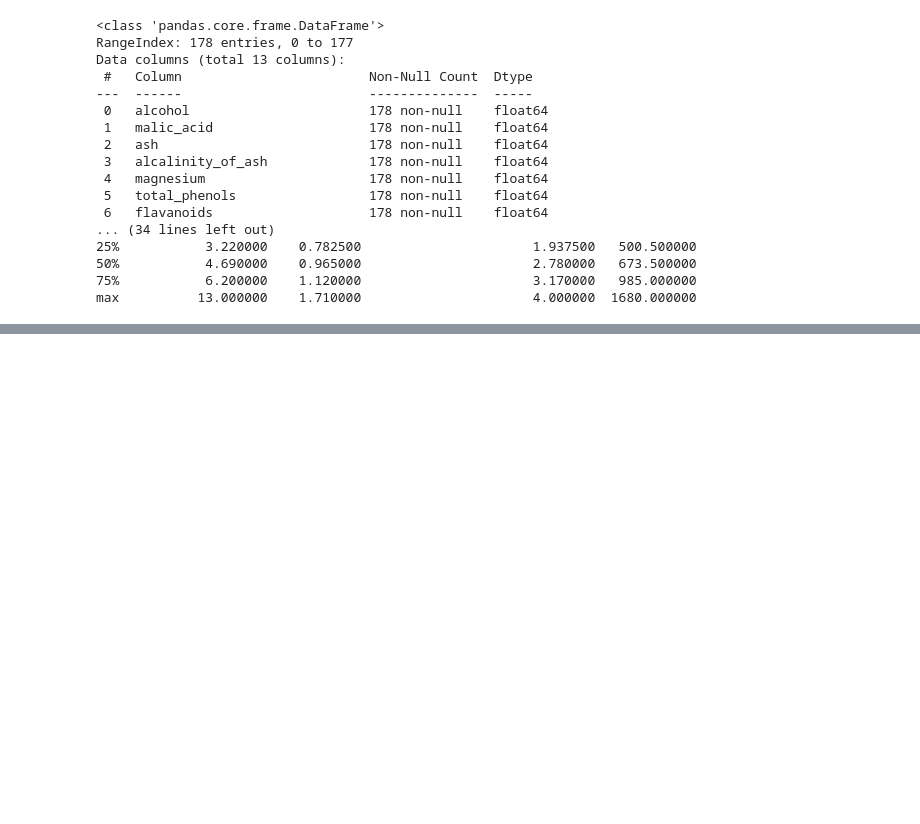
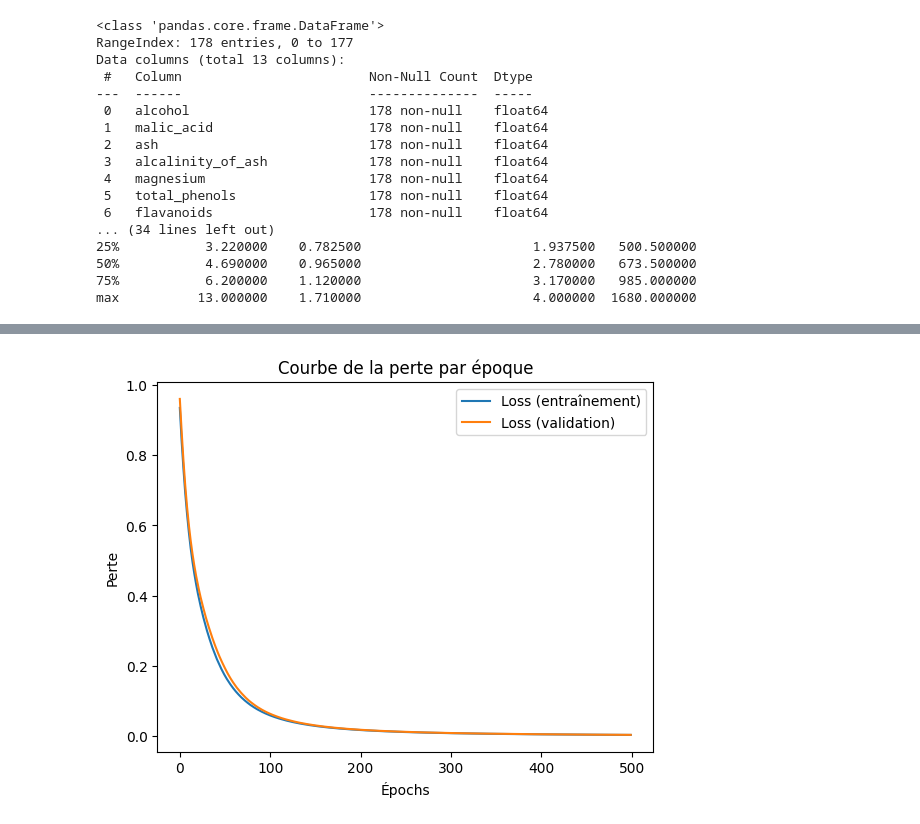
Before and after one commit to dgando-bit/Computer-Vision-Pipeline, a Jupyter notebook: dl/experiments/exos/Wine_Dataset.ipynb, the cells around one changed output, grey strips where cells are left out. Drawn from its saved outputs; the diff is of its cells as text; code cells hidden in the pictures; blank space fills up the shorter version.

```diff
--- a/dl/experiments/exos/Wine_Dataset.ipynb
+++ b/dl/experiments/exos/Wine_Dataset.ipynb
@@ -51,0 +178,11 @@ y = wine.target
+# %%
+plt.figure()
+plt.plot(history.history['loss'], label='Loss (entraînement)')
+plt.plot(history.history['val_loss'], label='Loss (validation)')
+plt.title('Courbe de la perte par époque')
+plt.xlabel('Épochs')
+plt.ylabel('Perte')
+plt.legend()
+plt.show()
+# %% [output]
+[figure, added]
```
Also changed, not shown: parts of 9 cells of this notebook.
